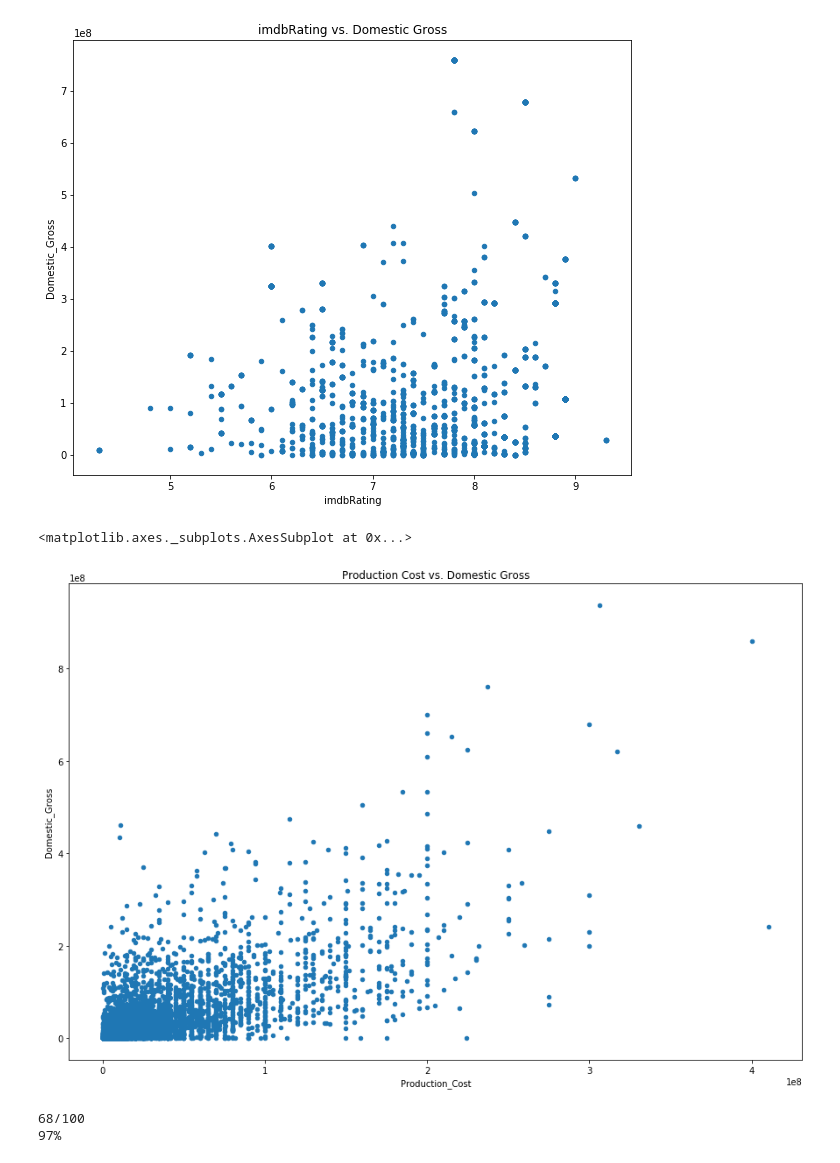
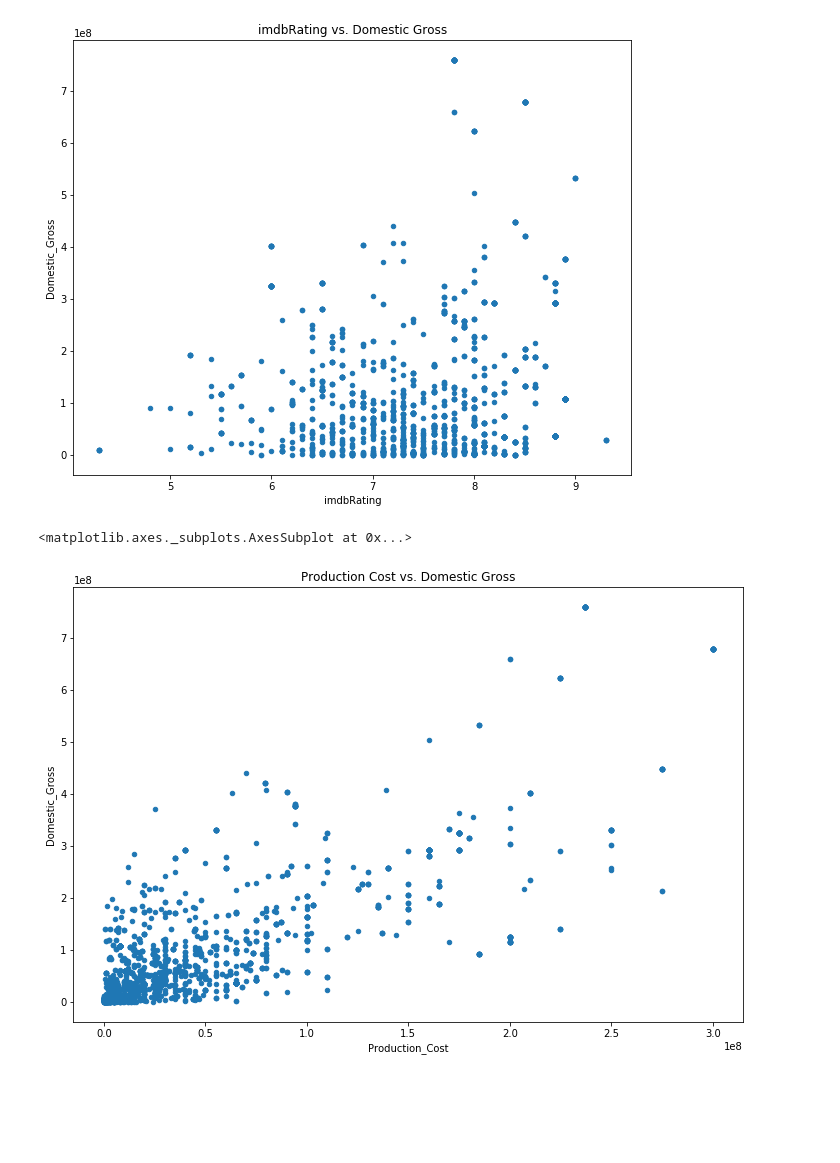
Before and after one commit to mel-ding/Comp340Project, a Jupyter notebook: MD-TermProject.ipynb, the cells around one changed output. Saved outputs shown, nothing was run; the diff lists cells and outputs as text; code cells hidden in the pictures; blank space fills up the shorter version.

```diff
--- a/MD-TermProject.ipynb
+++ b/MD-TermProject.ipynb
@@ -381 +379,6 @@ Index(['movieId', 'imdbId', 'tmdbId', 'userId', 'rating', 'rating_timestamp',
 5 rows × 25 columns
+# %%
+# Clean up the tomatoscore data
+all_data['Tomatoscore'] = all_data.apply(lambda row: row['Tomatoscore'].replace('/100', ''), axis=1)
+all_data['Tomatoscore'] = all_data.apply(lambda row: int(row['Tomatoscore'].replace('%','')), axis=1)
+all_data.Tomatoscore.head(20)
@@ -392,20 +415,10 @@ all_data.plot.scatter(x='imdbRating', y='Domestic_Gross', figsize=(10,8),
 <matplotlib.axes._subplots.AxesSubplot at 0x...>
 [figure]
 # %%
-numbers_data = numbers_data.rename({'Domestic_Growth': 'Domestic_Gross',
-                                    'Worldwide_Growth': 'Worldwide_Gross'}, axis=1)
-numbers_data.plot.scatter(x='Production_Cost', y='Domestic_Gross', figsize=(15,10),
+# PRODUCTION COST VS DOMESTIC GROSS
+all_data.plot.scatter(x='Production_Cost', y='Domestic_Gross', figsize=(12,8),
                           title="Production Cost vs. Domestic Gross")
 # %% [output]
 <matplotlib.axes._subplots.AxesSubplot at 0x...>
-[figure, old version]
+[figure, new version]
-# %%
-type(all_data['Tomatoscore'][0])
-print(all_data.iloc[33]['Tomatoscore'])
-print(all_data.iloc[30]['Tomatoscore'])
-# all_data['Tomatoscore'] = all_data.apply(lambda row: int(row['Tomatoscore'].replace('%','')), axis=1)
-# all_data.head()
-# %% [output]
-68/100
-97%
 # %% [markdown]
```
Also changed, not shown: parts of 13 cells of this notebook, 1 other file.
